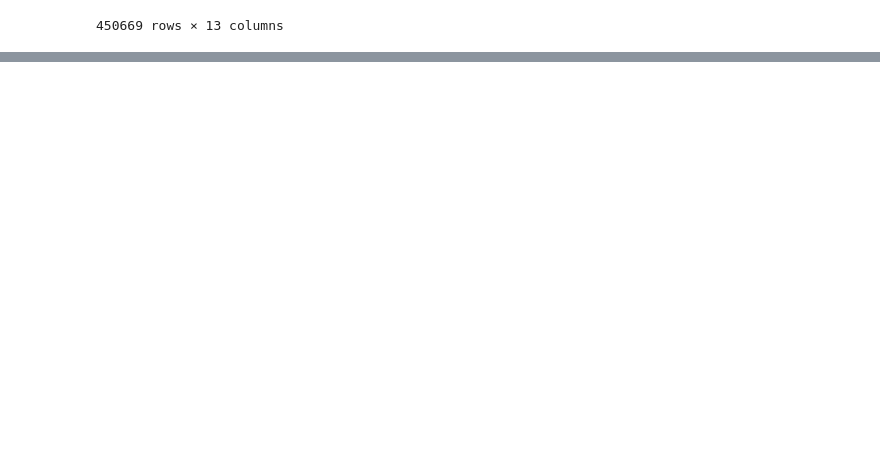
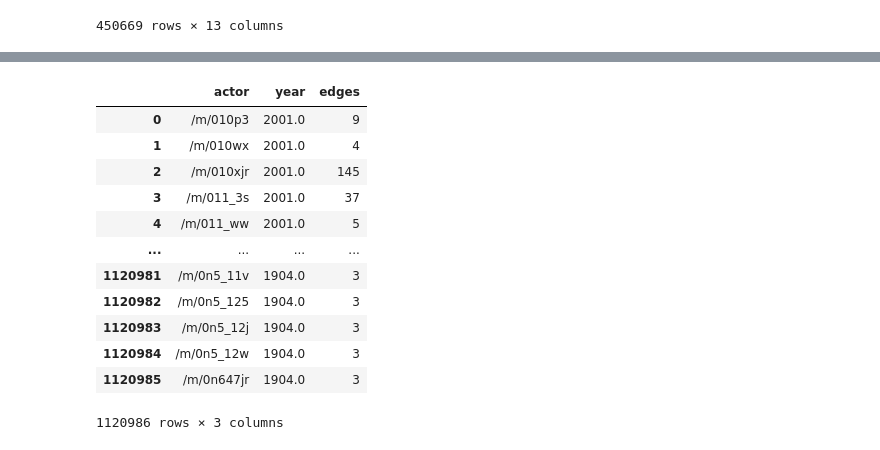
Before and after one commit to epfl-ada/ada-2022-project-datajugglers, a Jupyter notebook: Project_2.ipynb, the cells around one changed output, grey strips where cells are left out. Drawn from its saved outputs; the diff is of its cells as text; code cells hidden in the pictures; blank space fills up the shorter version.

```diff
--- a/Project_2.ipynb
+++ b/Project_2.ipynb
@@ -281,0 +351,31 @@ df_character
+# %%
+duration = 5
+actor_edge_data = []
+
+for year in tqdm(df_actor_red.loc[~np.isnan(df_actor_red["dates_filtered"]), "dates_filtered"].unique()):
+    df = df_actor_red
+    df = df[(year <= df["dates_filtered"]) & (df["dates_filtered"] < year + duration)]
+    df = df.drop(columns=["dates_filtered", "Actor Name"])
+    df = df.merge(df, on="Wikipedia Movie ID")
+    df = df[df["Freebase character map_x"] != df["Freebase character map_y"]]
+    df = df.groupby("Freebase character map_x").agg("count")
+    for (actor, info) in df.iterrows():
+        num_edges = info["Wikipedia Movie ID"]
+        actor_edge_data.append({"actor": actor, "year": year, "edges": num_edges})
+
+df_actor_edge = pd.DataFrame(actor_edge_data)
+df_actor_edge
+# %% [output]
+|  | actor | year | edges |
+| 0 | /m/010p3 | 2001.0 | 9 |
+| 1 | /m/010wx | 2001.0 | 4 |
+| 2 | /m/010xjr | 2001.0 | 145 |
+| 3 | /m/011_3s | 2001.0 | 37 |
+| 4 | /m/011_ww | 2001.0 | 5 |
+| ... | ... | ... | ... |
+| 1120981 | /m/0n5_11v | 1904.0 | 3 |
+| 1120982 | /m/0n5_125 | 1904.0 | 3 |
+| 1120983 | /m/0n5_12j | 1904.0 | 3 |
+| 1120984 | /m/0n5_12w | 1904.0 | 3 |
+| 1120985 | /m/0n647jr | 1904.0 | 3 |
+1120986 rows × 3 columns
```
Also changed, not shown: parts of 16 cells of this notebook.
